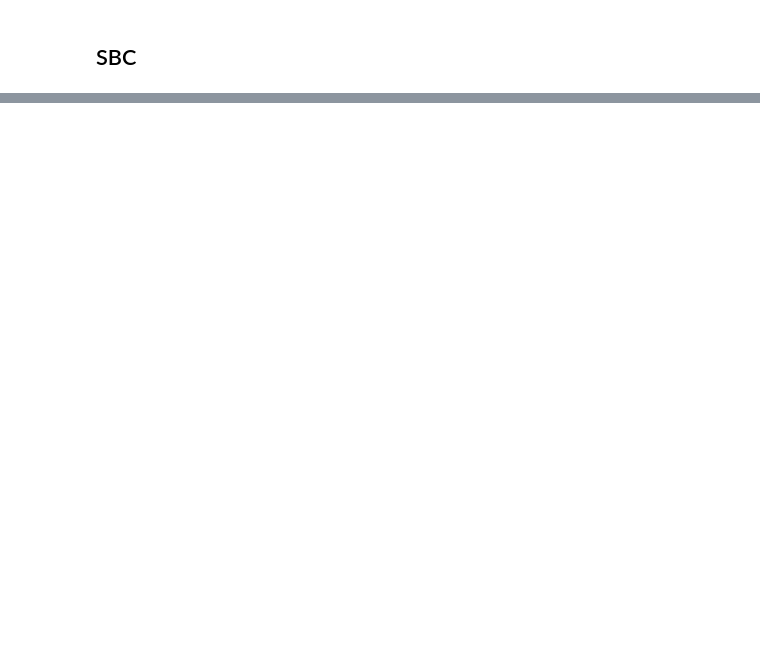
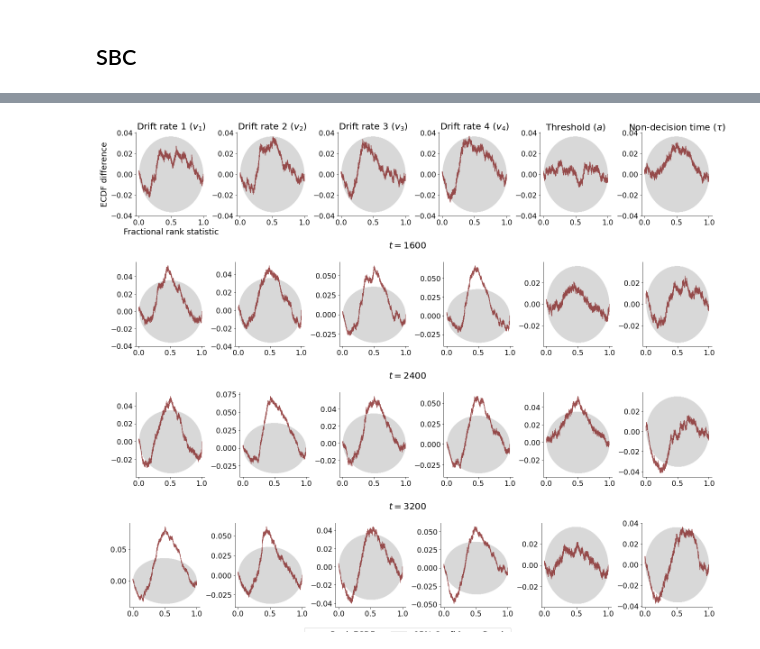
Before and after one commit to LuSchumacher/dynamic_ddm, a Jupyter notebook: notebooks/sbc_gpddm.ipynb, the cells around one changed output, grey strips where cells are left out. Cells and saved outputs as stored; diff of their text form; code cells hidden in the pictures; blank space fills up the shorter version.

```diff
--- a/notebooks/sbc_gpddm.ipynb
+++ b/notebooks/sbc_gpddm.ipynb
@@ -81,0 +97,7 @@ print(data.shape)
+# %%
+eta_z = np.load('../saved_arrays/eta_z_sbc.npy')
+theta_t_z = np.load('../saved_arrays/theta_t_z_sbc.npy')
+data = np.load('../saved_arrays/data_sbc.npy')
+print(eta_z.shape)
+print(theta_t_z.shape)
+print(data.shape)
@@ -102,0 +144,13 @@ print(theta_sim.shape)
+# %%
+theta_pred = unscale_z(theta_z_pred, MICRO_MEAN, MICRO_STD)
+theta_true = unscale_z(theta_t_z, MICRO_MEAN, MICRO_STD)
+
+eta_pred = unscale_z(eta_z_pred, MACRO_MEAN, MACRO_STD)
+eta_true = unscale_z(eta_z, MACRO_MEAN, MACRO_STD)
+
+theta_pred_sbc = np.transpose(theta_pred, (1, 0, 2, 3))
+
+theta_pred_means = np.mean(theta_pred, axis=0)
+theta_pred_stds = np.std(theta_pred, axis=0)
+eta_pred_mean = np.mean(eta_pred, axis=0)
+eta_pred_std = np.std(eta_pred, axis=0)
@@ -188,0 +245,4 @@ plot_sbc_ecdf(theta_pred, theta_sim)
+# %%
+plot_sbc_ecdf(theta_pred_sbc, theta_true)
+# %% [output]
+[figure, added]
```
Also changed, not shown: parts of 10 cells of this notebook.
